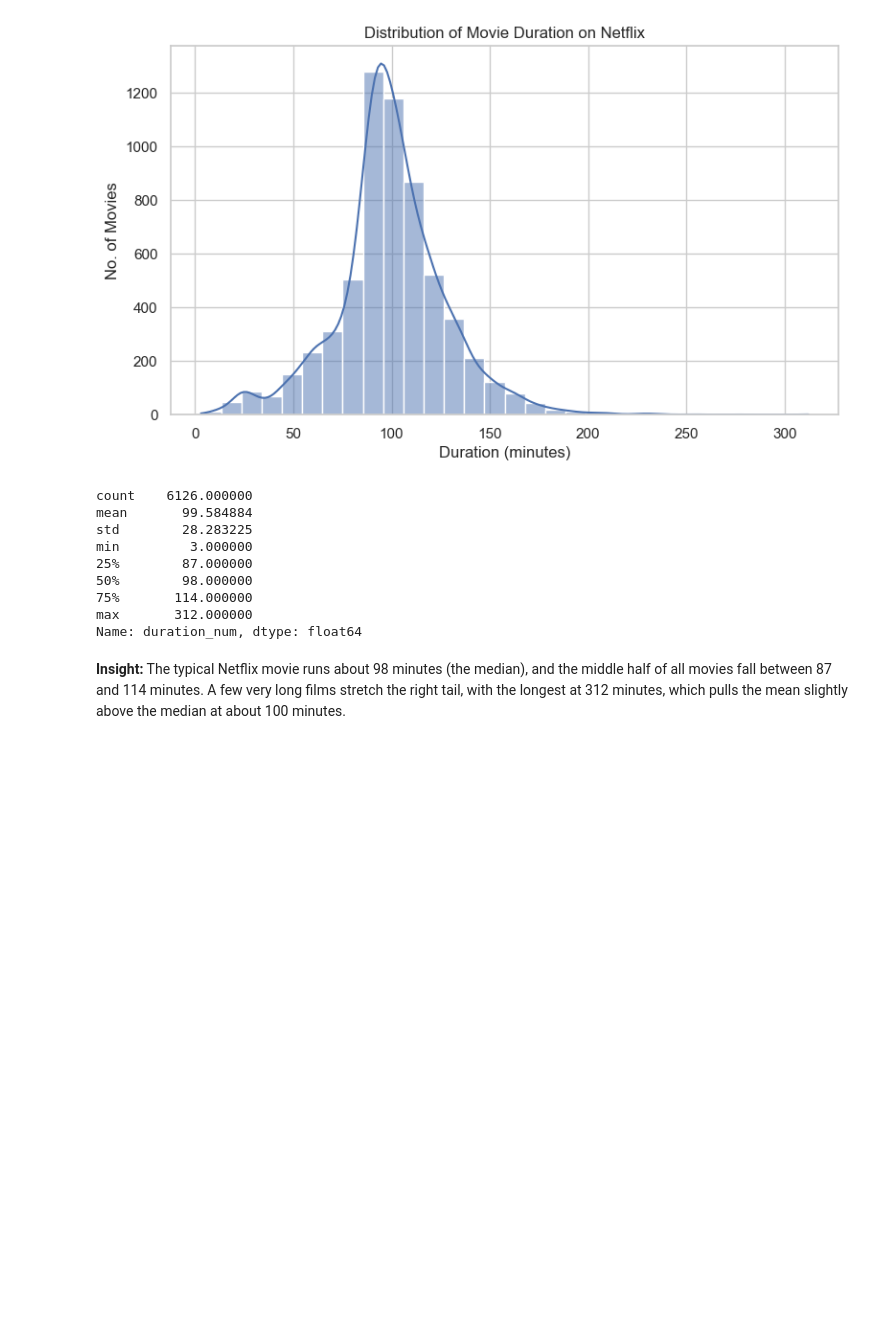
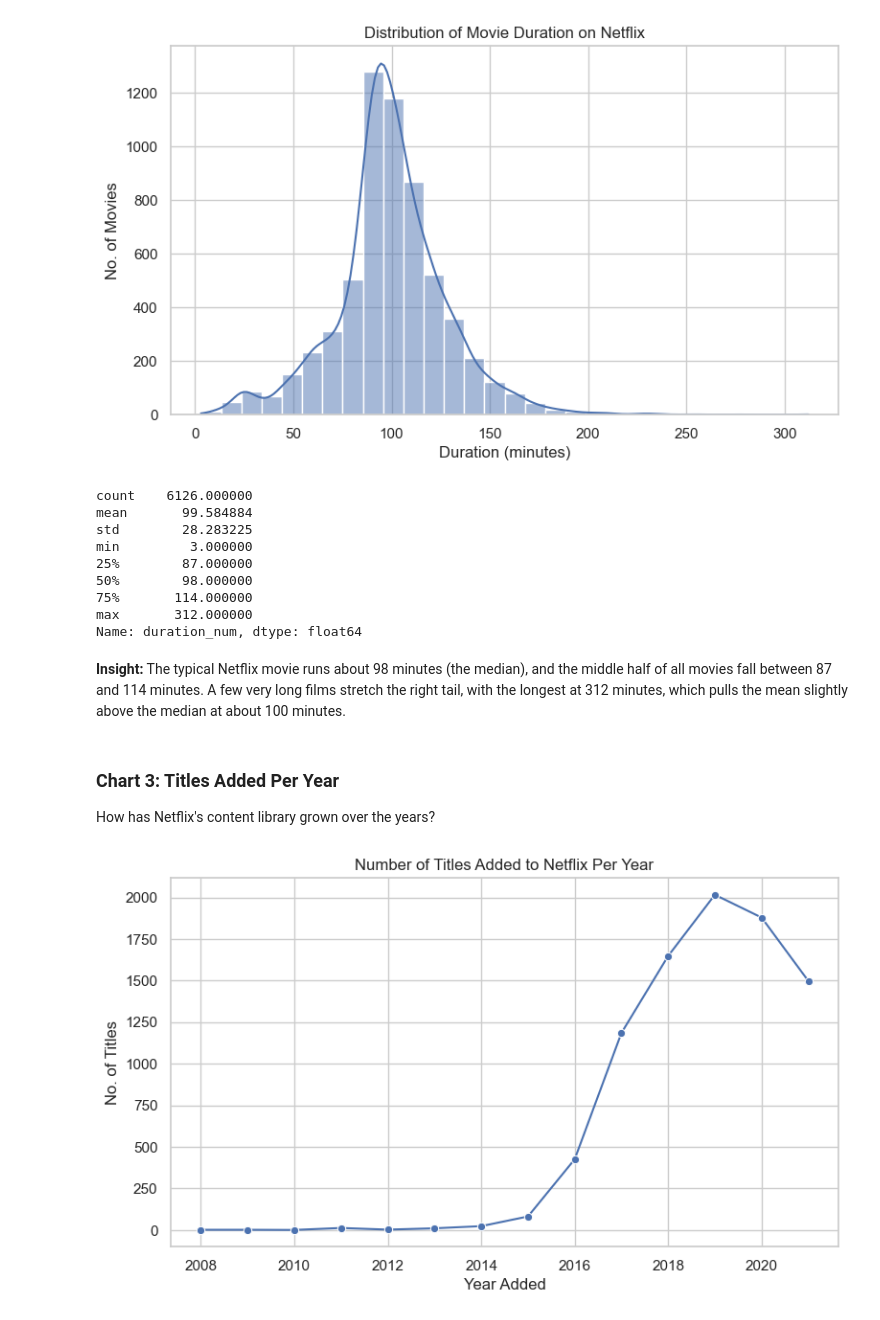
Before and after one commit to baasirahmad46/netflix-eda-visual-storytelling, a Jupyter notebook: notebooks/netflix_eda.ipynb, the cells around one changed output. Drawn from its saved outputs; the diff is of its cells as text; code cells hidden in the pictures; blank space fills up the shorter version.

Commit message:
Add Charts for titles per year and top countries

```diff
--- a/notebooks/netflix_eda.ipynb
+++ b/notebooks/netflix_eda.ipynb
@@ -176,3 +182,16 @@ max       312.000000
 Name: duration_num, dtype: float64
 # %% [markdown]
 **Insight:** The typical Netflix movie runs about 98 minutes (the median), and the middle half of all movies fall between 87 and 114 minutes. A few very long films stretch the right tail, with the longest at 312 minutes, which pulls the mean slightly above the median at about 100 minutes.
+# %% [markdown]
+### Chart 3: Titles Added Per Year
+How has Netflix's content library grown over the years?
+# %%
+titles_per_year = df_clean['year_added'].value_counts().sort_index()
+plt.figure(figsize = (9,5))
+sns.lineplot(x=titles_per_year.index,y=titles_per_year.values,marker='o')
+plt.title("Number of Titles Added to Netflix Per Year")
+plt.xlabel("Year Added")
+plt.ylabel("No. of Titles")
+plt.show()
+# %% [output]
+[figure, added]
```
Also changed, not shown: parts of 10 cells of this notebook.
